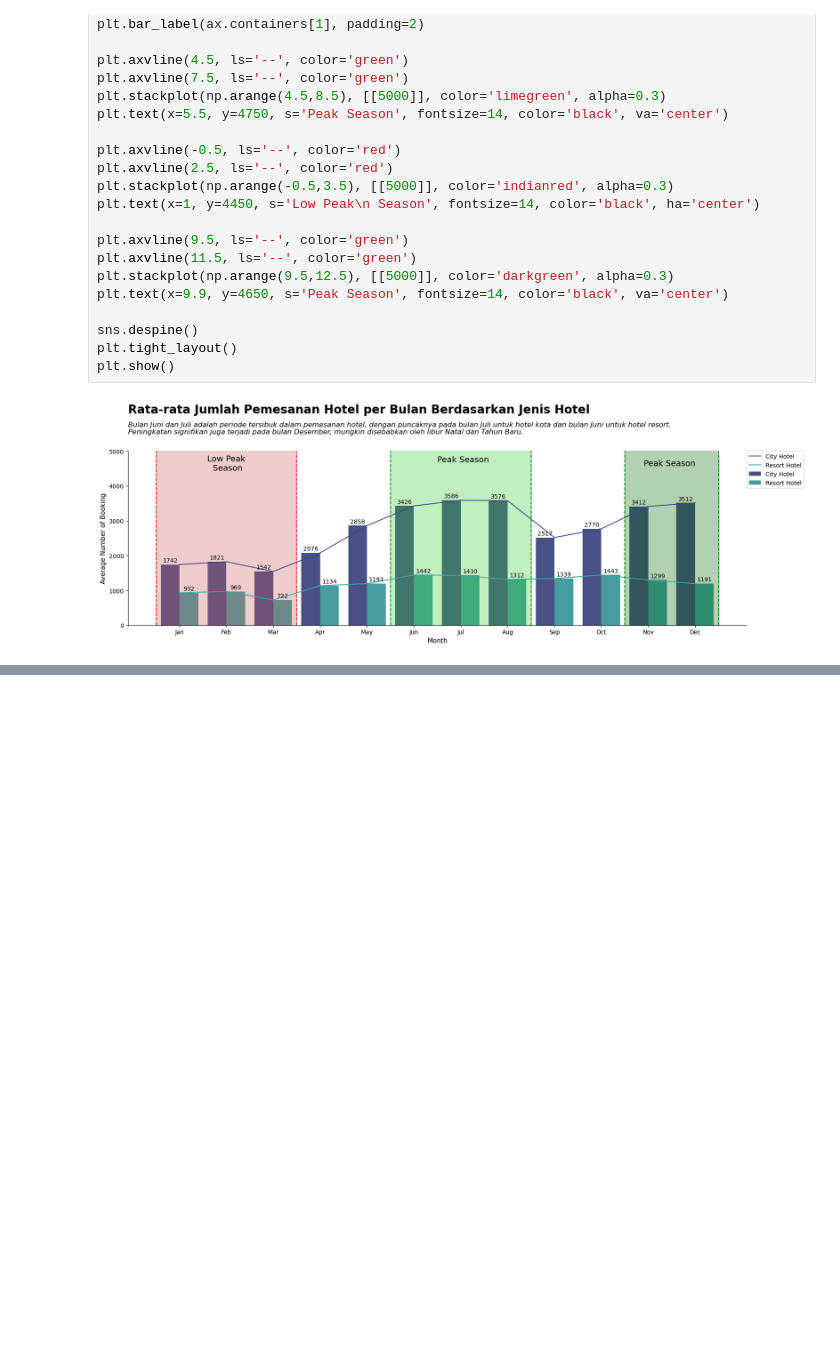
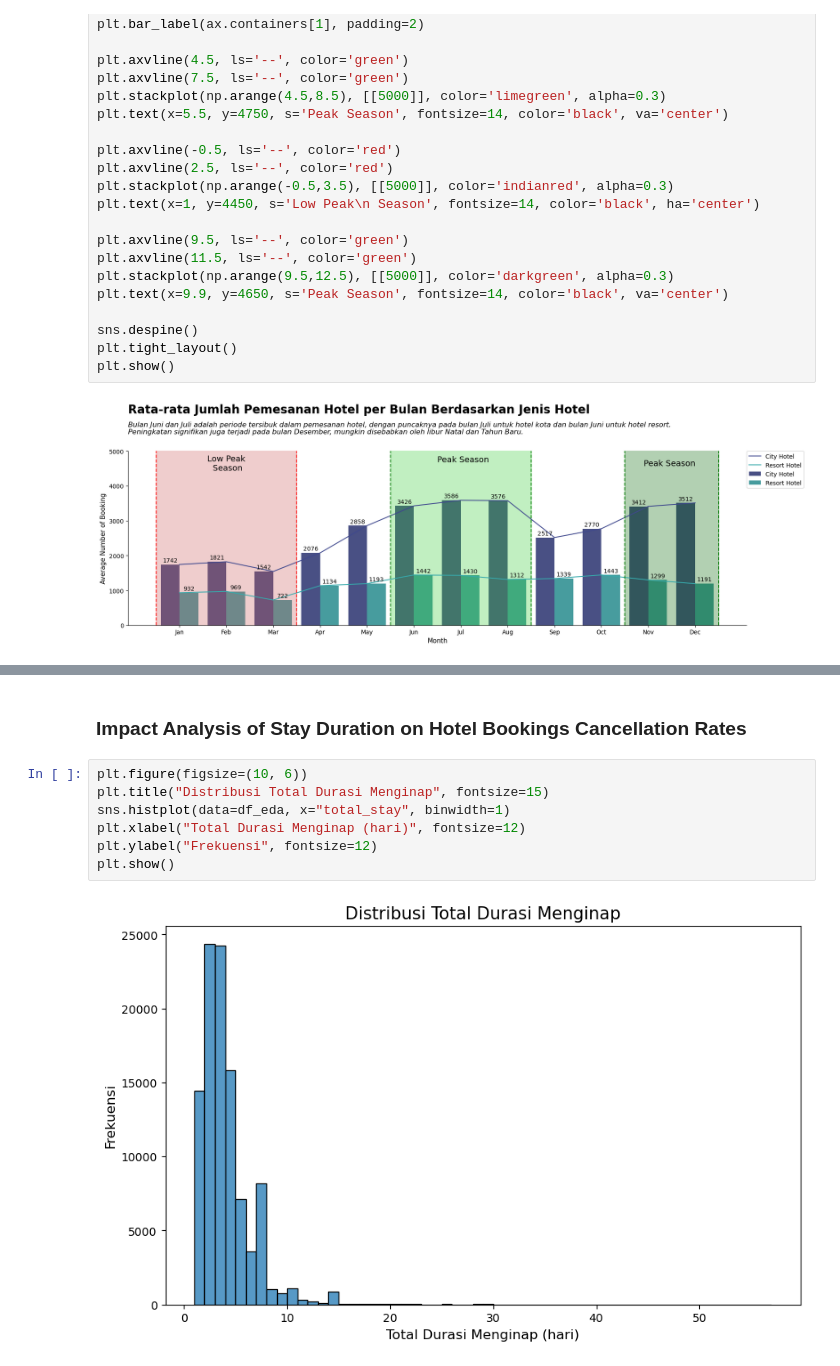
Before and after one commit to LimatanL/investigate-hotel-business-using-data-visualization, a Jupyter notebook: data_preparation.ipynb, the cells around one changed output, grey strips where cells are left out. Saved outputs shown, nothing was run; the diff lists cells and outputs as text; blank space fills up the shorter version.

```diff
--- a/data_preparation.ipynb
+++ b/data_preparation.ipynb
@@ -382,0 +403,11 @@ plt.show()
+# %% [markdown]
+### Impact Analysis of Stay Duration on Hotel Bookings Cancellation Rates
+# %%
+plt.figure(figsize=(10, 6))
+plt.title("Distribusi Total Durasi Menginap", fontsize=15)
+sns.histplot(data=df_eda, x="total_stay", binwidth=1)
+plt.xlabel("Total Durasi Menginap (hari)", fontsize=12)
+plt.ylabel("Frekuensi", fontsize=12)
+plt.show()
+# %% [output]
+[figure, added]
```
Also changed, not shown: parts of 8 cells of this notebook.
